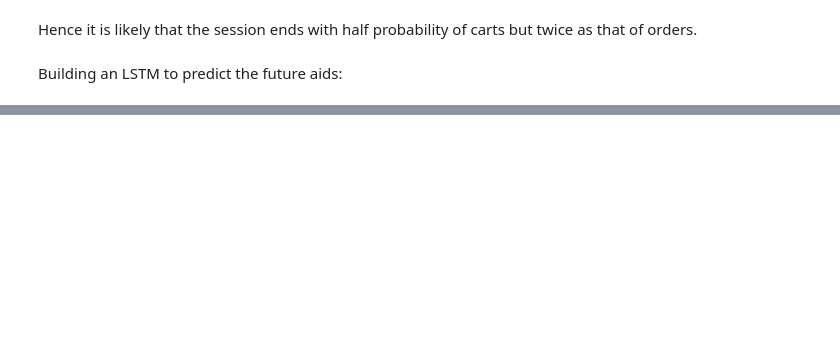
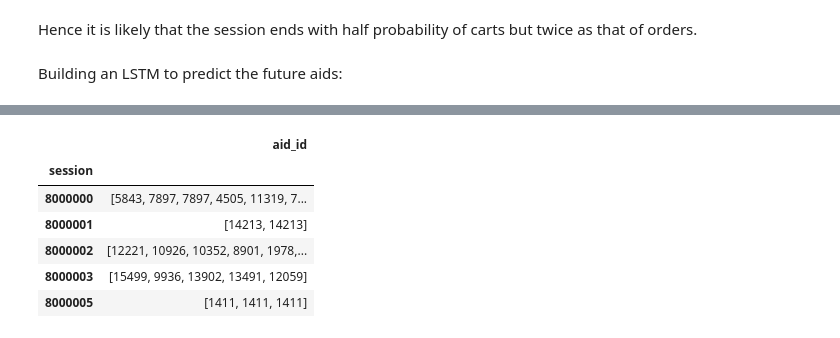
Before and after one commit to satishgc227/git-test, a Jupyter notebook: OTTO_RECOMMENDER_SYSTEM.ipynb, the cells around one changed output, grey strips where cells are left out. Drawn from its saved outputs; the diff is of its cells as text; code cells hidden in the pictures; blank space fills up the shorter version.

```diff
--- a/OTTO_RECOMMENDER_SYSTEM.ipynb
+++ b/OTTO_RECOMMENDER_SYSTEM.ipynb
@@ -301,0 +335,2 @@ Building an LSTM to predict the future aids:
+# %%
+df_train= df.groupby('session').agg({'aid_id': lambda x : list(x)})
@@ -301,0 +339,12 @@ Building an LSTM to predict the future aids:
+# %%
+df_train = df_train[df_train.aid_id.map(len) <= 20]
+# %%
+df_train.head()
+# %% [output]
+|  | aid_id |
+| session |  |
+| 8000000 | [5843, 7897, 7897, 4505, 11319, 7... |
+| 8000001 | [14213, 14213] |
+| 8000002 | [12221, 10926, 10352, 8901, 1978,... |
+| 8000003 | [15499, 9936, 13902, 13491, 12059] |
+| 8000005 | [1411, 1411, 1411] |
```
Also changed, not shown: parts of 35 cells of this notebook.
